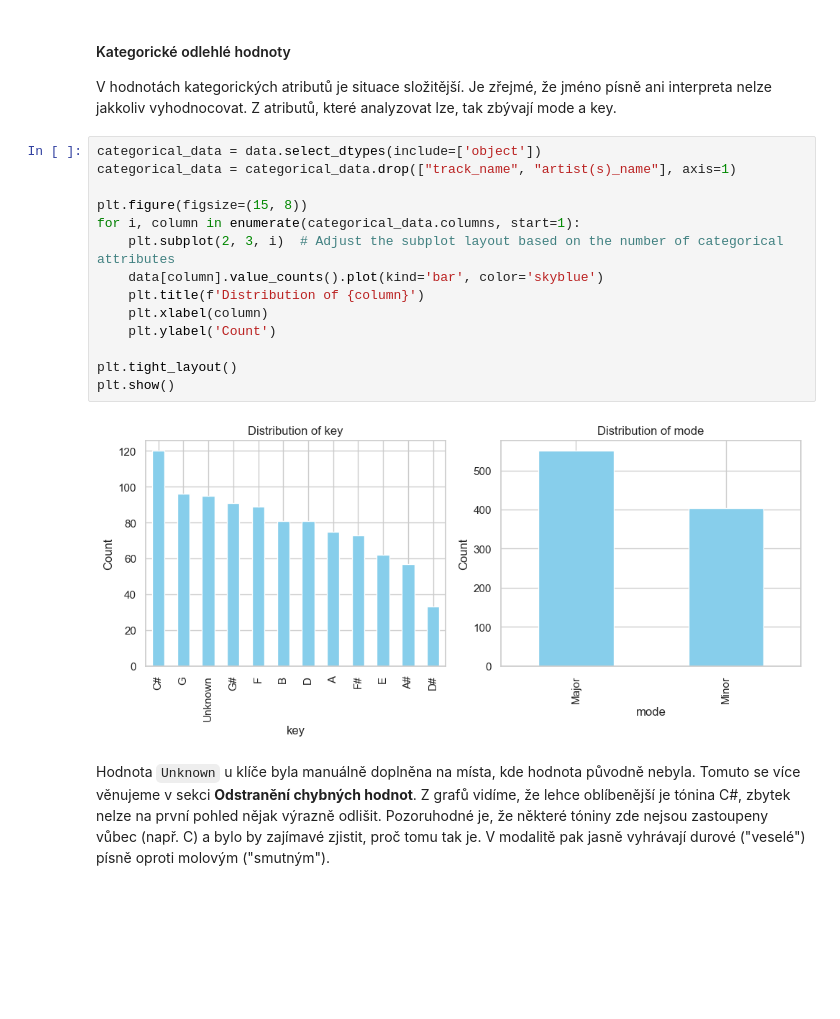
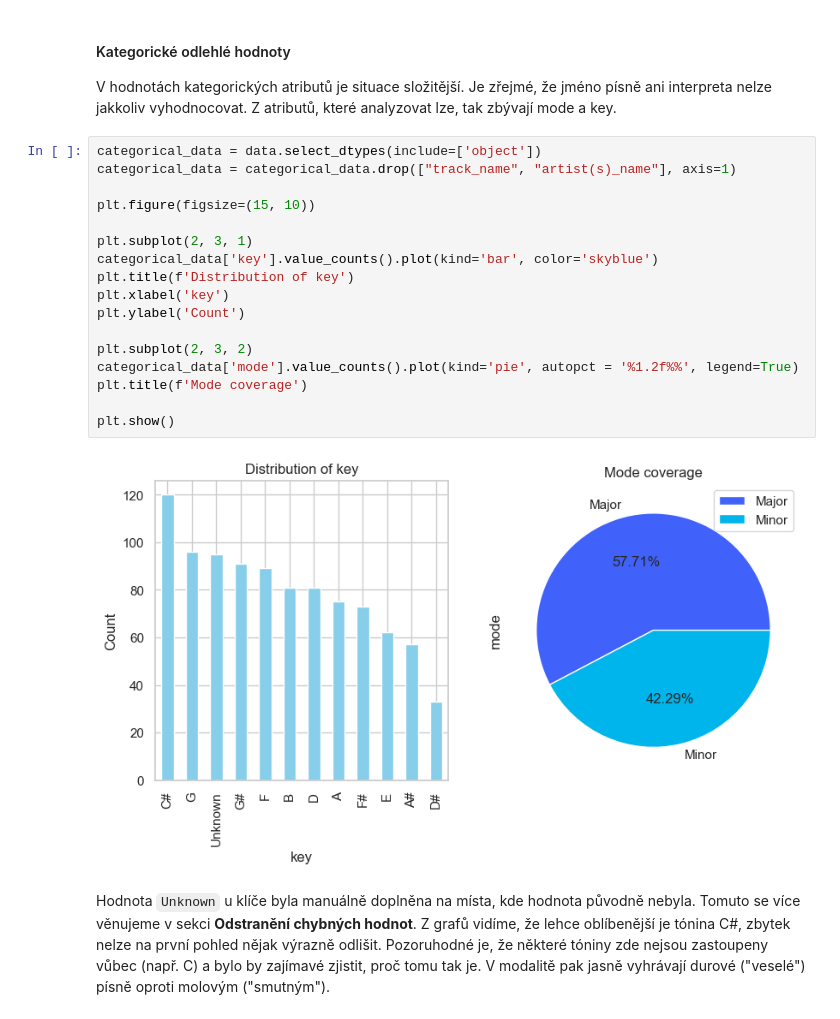
Before and after one commit to Filda99/FIT-UPA, a Jupyter notebook: proj2/proj2.ipynb, the cells around one changed output. Drawn from its saved outputs; the diff is of its cells as text; blank space fills up the shorter version.

```diff
--- a/proj2/proj2.ipynb
+++ b/proj2/proj2.ipynb
@@ -404,19 +419,22 @@ V hodnotách kategorických atributů je situace složitější. Je zřejmé, ž
 # %%
 categorical_data = data.select_dtypes(include=['object'])
 categorical_data = categorical_data.drop(["track_name", "artist(s)_name"], axis=1)
 
-plt.figure(figsize=(15, 8))
-for i, column in enumerate(categorical_data.columns, start=1):
-    plt.subplot(2, 3, i)  # Adjust the subplot layout based on the number of categorical attributes
-    data[column].value_counts().plot(kind='bar', color='skyblue')
-    plt.title(f'Distribution of {column}')
-    plt.xlabel(column)
-    plt.ylabel('Count')
+plt.figure(figsize=(15, 10))
 
-plt.tight_layout()
+plt.subplot(2, 3, 1)
+categorical_data['key'].value_counts().plot(kind='bar', color='skyblue')
+plt.title(f'Distribution of key')
+plt.xlabel('key')
+plt.ylabel('Count')
+
+plt.subplot(2, 3, 2)
+categorical_data['mode'].value_counts().plot(kind='pie', autopct = '%1.2f%%', legend=True)
+plt.title(f'Mode coverage')
+
 plt.show()
 # %% [output]
-[figure, old version]
+[figure, new version]
 # %% [markdown]
 Hodnota `Unknown` u klíče byla manuálně doplněna na místa, kde hodnota původně nebyla. Tomuto se více věnujeme v sekci **Odstranění chybných hodnot**. Z grafů vidíme, že lehce oblíbenější je tónina C#, zbytek nelze na první pohled nějak výrazně odlišit. Pozoruhodné je, že některé tóniny zde nejsou zastoupeny vůbec (např. C) a bylo by zajímavé zjistit, proč tomu tak je. V modalitě pak jasně vyhrávají durové ("veselé") písně oproti molovým ("smutným").
 # %% [markdown]
```
Also changed, not shown: parts of 36 cells of this notebook.
